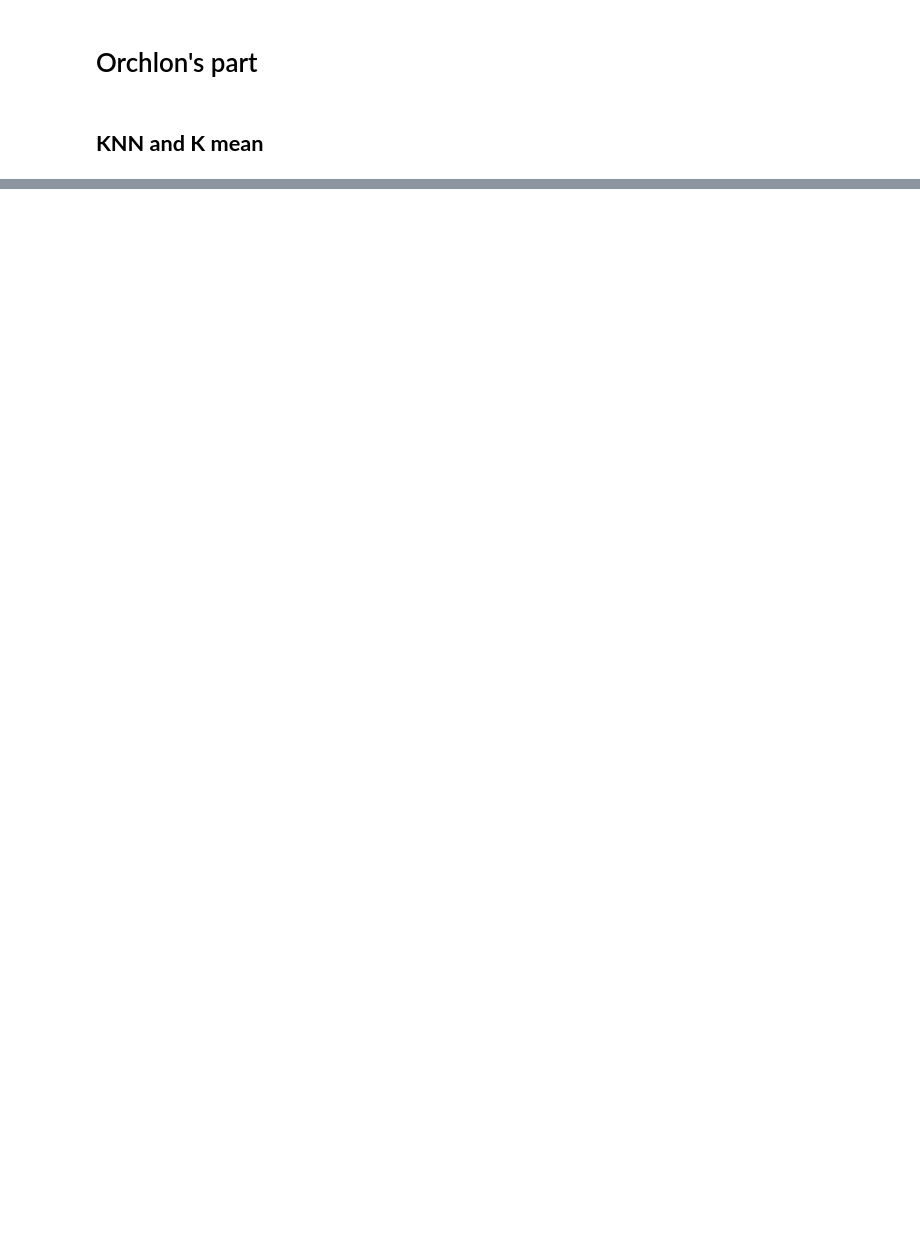
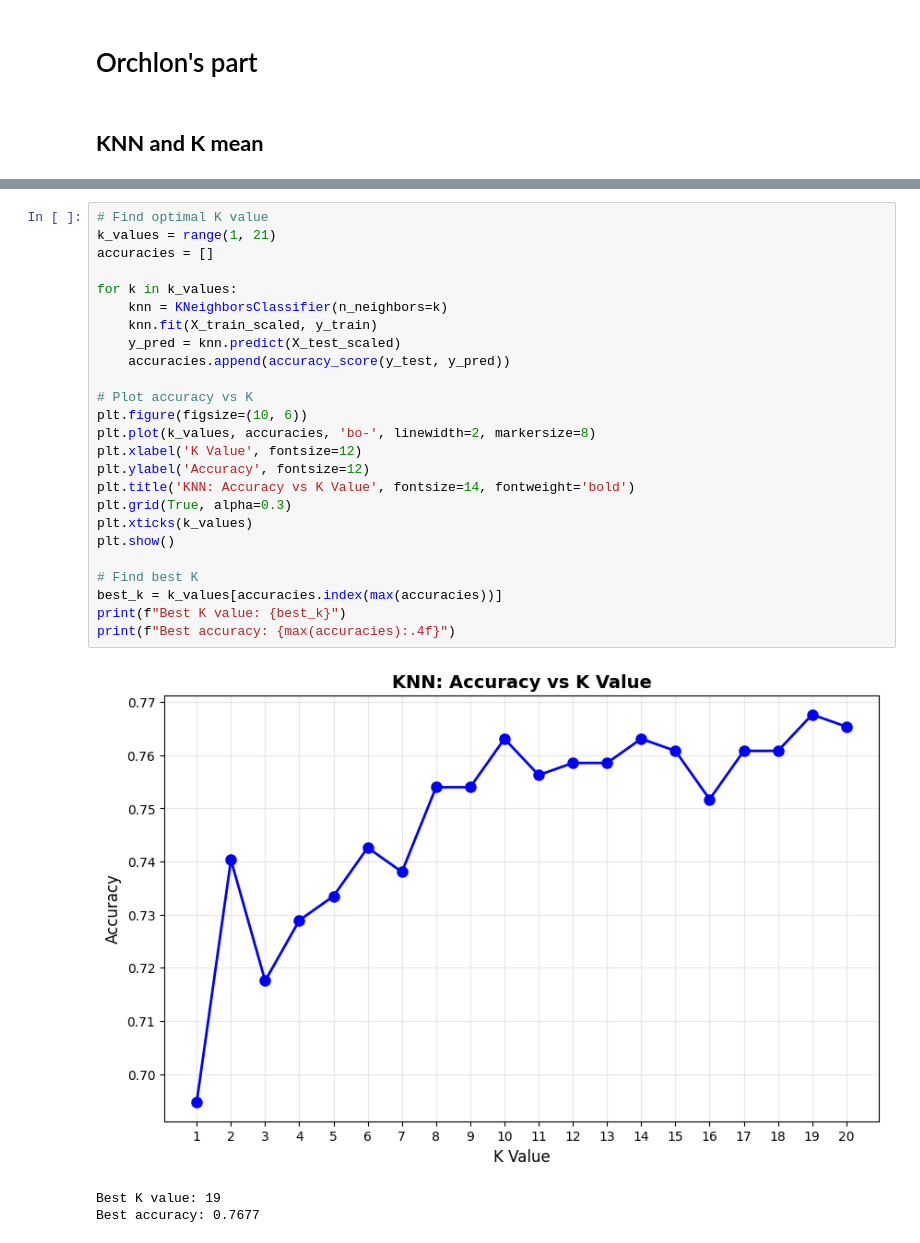
Before and after one commit to orchlonn/group-7, a Jupyter notebook: orchlon.ipynb, the cells around one changed output, grey strips where cells are left out. Drawn from its saved outputs; the diff is of its cells as text; blank space fills up the shorter version.

```diff
--- a/orchlon.ipynb
+++ b/orchlon.ipynb
@@ -16,0 +145,29 @@ amazon_df.head()
+# %%
+# Find optimal K value
+k_values = range(1, 21)
+accuracies = []
+
+for k in k_values:
+    knn = KNeighborsClassifier(n_neighbors=k)
+    knn.fit(X_train_scaled, y_train)
+    y_pred = knn.predict(X_test_scaled)
+    accuracies.append(accuracy_score(y_test, y_pred))
+
+# Plot accuracy vs K
+plt.figure(figsize=(10, 6))
+plt.plot(k_values, accuracies, 'bo-', linewidth=2, markersize=8)
+plt.xlabel('K Value', fontsize=12)
+plt.ylabel('Accuracy', fontsize=12)
+plt.title('KNN: Accuracy vs K Value', fontsize=14, fontweight='bold')
+plt.grid(True, alpha=0.3)
+plt.xticks(k_values)
+plt.show()
+
+# Find best K
+best_k = k_values[accuracies.index(max(accuracies))]
+print(f"Best K value: {best_k}")
+print(f"Best accuracy: {max(accuracies):.4f}")
+# %% [output]
+[figure, added]
+Best K value: 19
+Best accuracy: 0.7677
```
Also changed, not shown: parts of 13 cells of this notebook.
